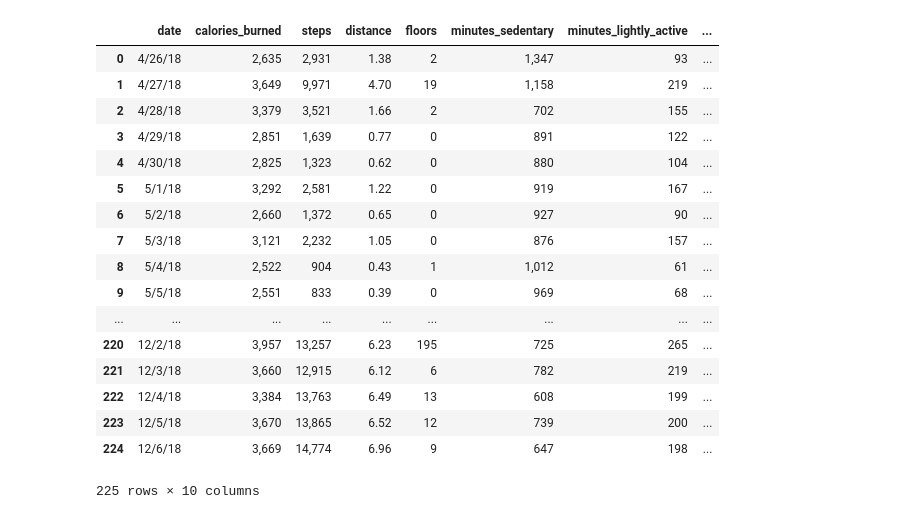
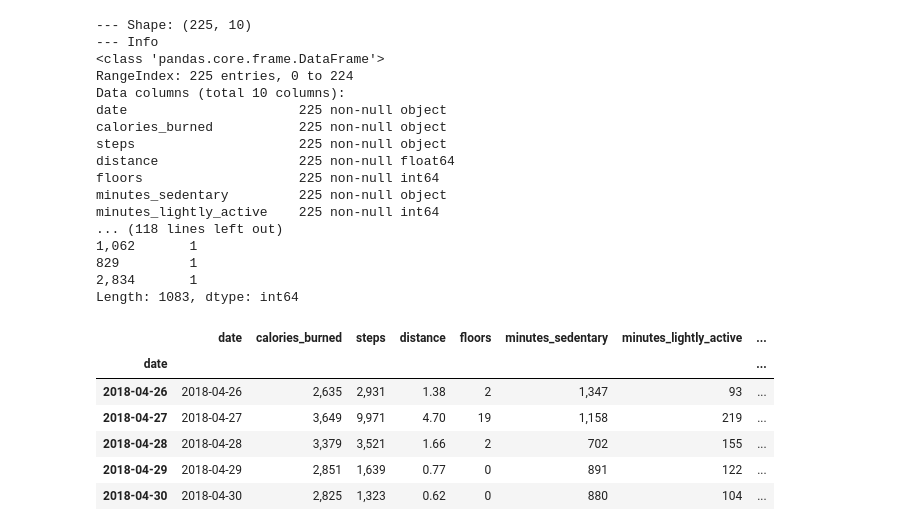
Before and after one commit to Dairy-Time/time-series-project, a Jupyter notebook: Fitbit_Data.ipynb, the cells around one changed output. Cells and saved outputs as stored; diff of their text form; code cells hidden in the pictures.

```diff
--- a/Fitbit_Data.ipynb
+++ b/Fitbit_Data.ipynb
@@ -22,0 +36,20 @@ df = pd.read_csv('fitbit/tidy.csv')
+# %%
+summarize.df_summary(df)
+# %% [output]
+--- Shape: (225, 10)
+--- Info
+<class 'pandas.core.frame.DataFrame'>
+RangeIndex: 225 entries, 0 to 224
+Data columns (total 10 columns):
+date                      225 non-null object
+calories_burned           225 non-null object
+steps                     225 non-null object
+distance                  225 non-null float64
+floors                    225 non-null int64
+minutes_sedentary         225 non-null object
+minutes_lightly_active    225 non-null int64
+... (118 lines left out)
+1,062       1
+829         1
+2,834       1
+Length: 1083, dtype: int64
@@ -23,21 +59,14 @@ df = pd.read_csv('fitbit/tidy.csv')
+# %%
+df['date'] = pd.to_datetime(df['date'])
+# %%
+df = df.set_index(df['date'])
 # %%
-df
+df.head()
 # %% [output]
 |  | date | calories_burned | steps | distance | floors | minutes_sedentary | minutes_lightly_active | ... |
-| 0 | 4/26/18 | 2,635 | 2,931 | 1.38 | 2 | 1,347 | 93 | ... |
-| 1 | 4/27/18 | 3,649 | 9,971 | 4.70 | 19 | 1,158 | 219 | ... |
-| 2 | 4/28/18 | 3,379 | 3,521 | 1.66 | 2 | 702 | 155 | ... |
-| 3 | 4/29/18 | 2,851 | 1,639 | 0.77 | 0 | 891 | 122 | ... |
-| 4 | 4/30/18 | 2,825 | 1,323 | 0.62 | 0 | 880 | 104 | ... |
-| 5 | 5/1/18 | 3,292 | 2,581 | 1.22 | 0 | 919 | 167 | ... |
-| 6 | 5/2/18 | 2,660 | 1,372 | 0.65 | 0 | 927 | 90 | ... |
-| 7 | 5/3/18 | 3,121 | 2,232 | 1.05 | 0 | 876 | 157 | ... |
-| 8 | 5/4/18 | 2,522 | 904 | 0.43 | 1 | 1,012 | 61 | ... |
-| 9 | 5/5/18 | 2,551 | 833 | 0.39 | 0 | 969 | 68 | ... |
-| ... | ... | ... | ... | ... | ... | ... | ... | ... |
-| 220 | 12/2/18 | 3,957 | 13,257 | 6.23 | 195 | 725 | 265 | ... |
-| 221 | 12/3/18 | 3,660 | 12,915 | 6.12 | 6 | 782 | 219 | ... |
-| 222 | 12/4/18 | 3,384 | 13,763 | 6.49 | 13 | 608 | 199 | ... |
-| 223 | 12/5/18 | 3,670 | 13,865 | 6.52 | 12 | 739 | 200 | ... |
-| 224 | 12/6/18 | 3,669 | 14,774 | 6.96 | 9 | 647 | 198 | ... |
+| date |  |  |  |  |  |  |  | ... |
+| 2018-04-26 | 2018-04-26 | 2,635 | 2,931 | 1.38 | 2 | 1,347 | 93 | ... |
+| 2018-04-27 | 2018-04-27 | 3,649 | 9,971 | 4.70 | 19 | 1,158 | 219 | ... |
+| 2018-04-28 | 2018-04-28 | 3,379 | 3,521 | 1.66 | 2 | 702 | 155 | ... |
+| 2018-04-29 | 2018-04-29 | 2,851 | 1,639 | 0.77 | 0 | 891 | 122 | ... |
+| 2018-04-30 | 2018-04-30 | 2,825 | 1,323 | 0.62 | 0 | 880 | 104 | ... |
-225 rows × 10 columns
```
Also changed, not shown: parts of 23 cells of this notebook.
